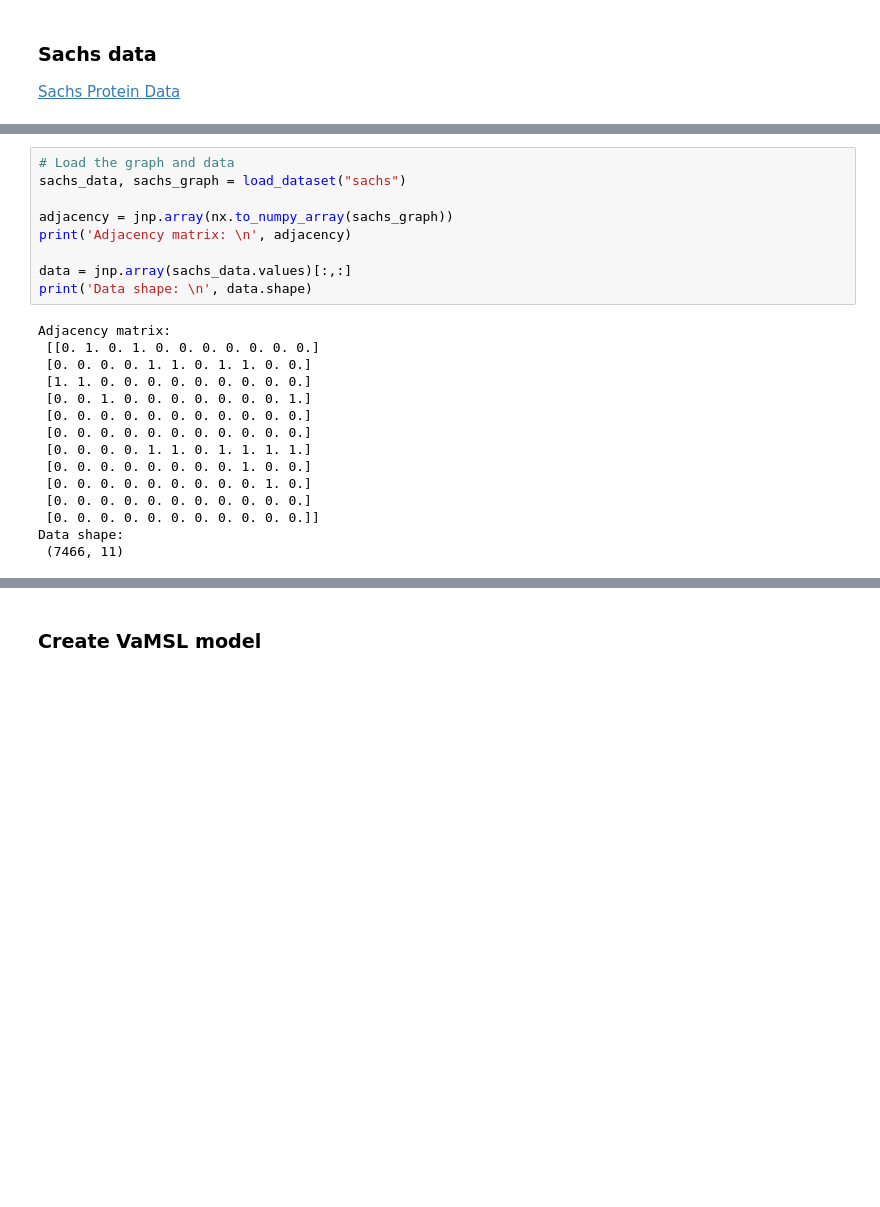
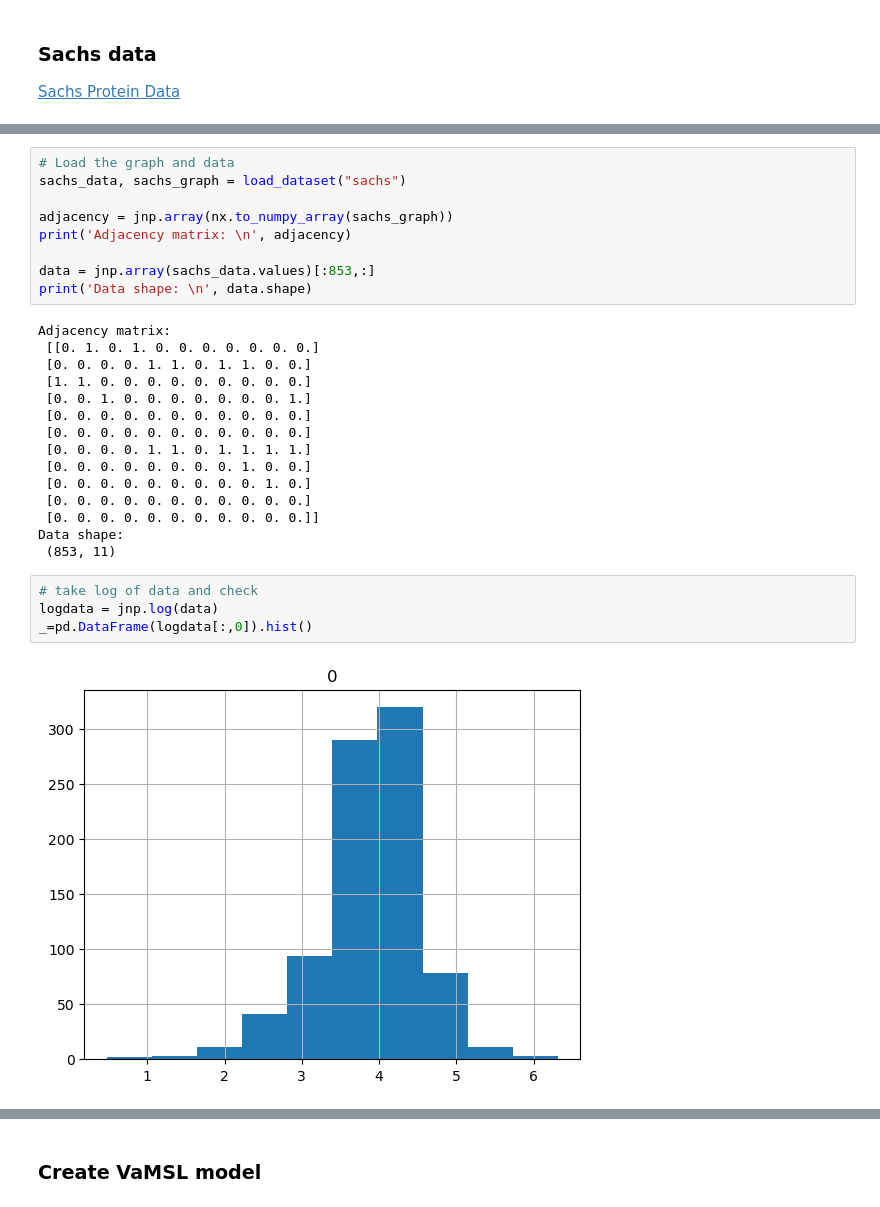
Before and after one commit to ZacBjo/VaMSL_proj, a Jupyter notebook: examples/sachs_example.ipynb, the cells around one changed output, grey strips where cells are left out. Saved outputs shown, nothing was run; the diff lists cells and outputs as text; blank space fills up the shorter version.

```diff
--- a/examples/sachs_example.ipynb
+++ b/examples/sachs_example.ipynb
@@ -47,7 +44,7 @@ sachs_data, sachs_graph = load_dataset("sachs")
 adjacency = jnp.array(nx.to_numpy_array(sachs_graph))
 print('Adjacency matrix: \n', adjacency)
 
-data = jnp.array(sachs_data.values)[:,:]
+data = jnp.array(sachs_data.values)[:853,:]
 print('Data shape: \n', data.shape)
 # %% [output]
 Adjacency matrix:
@@ -63,5 +60,11 @@ Adjacency matrix:
  [0. 0. 0. 0. 0. 0. 0. 0. 0. 0. 0.]
  [0. 0. 0. 0. 0. 0. 0. 0. 0. 0. 0.]]
 Data shape:
- (7466, 11)
+ (853, 11)
+# %%
+# take log of data and check
+logdata = jnp.log(data)
+_=pd.DataFrame(logdata[:,0]).hist()
+# %% [output]
+[figure, added]
 # %%
```
Also changed, not shown: parts of 26 cells of this notebook, 4 other files.
